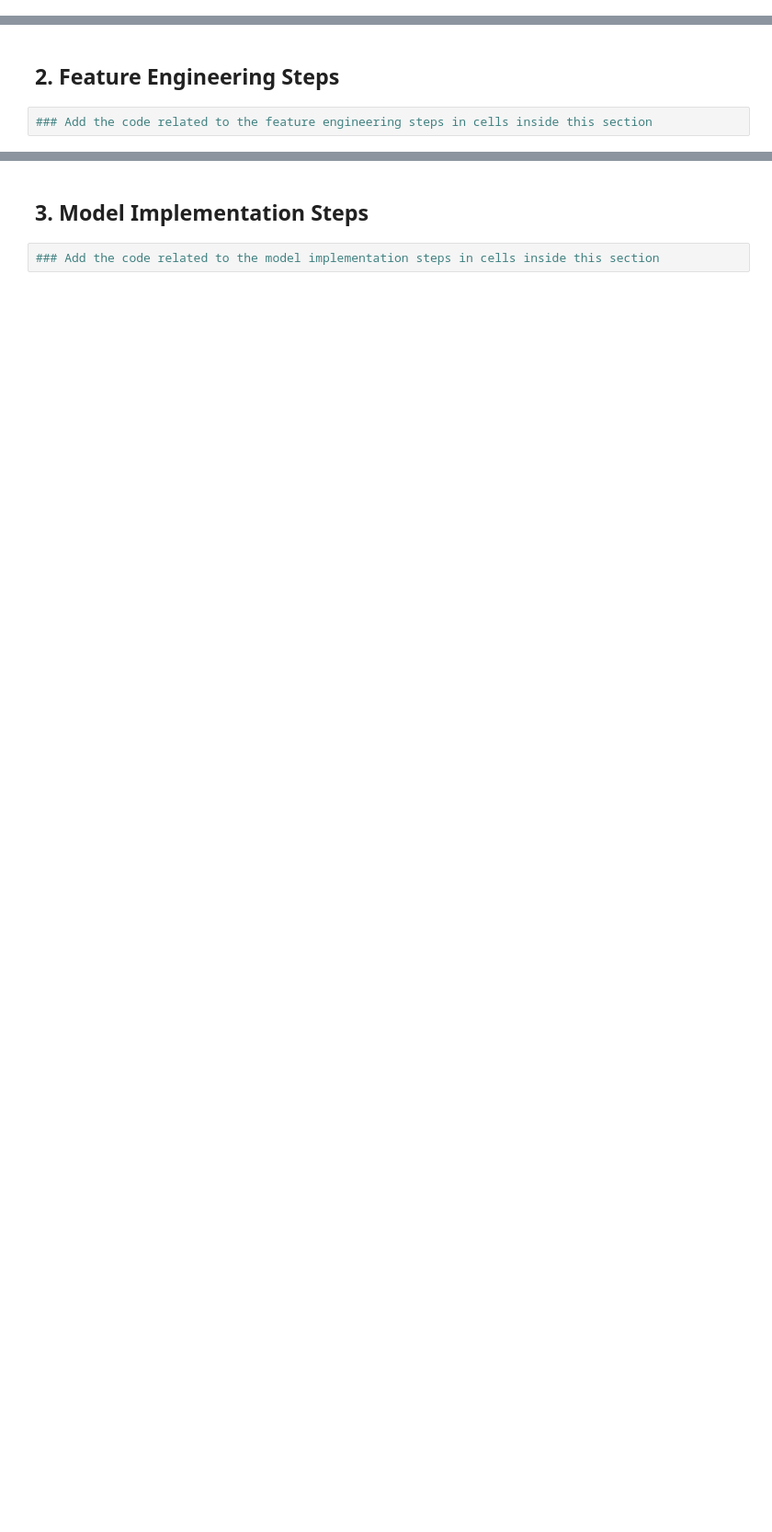
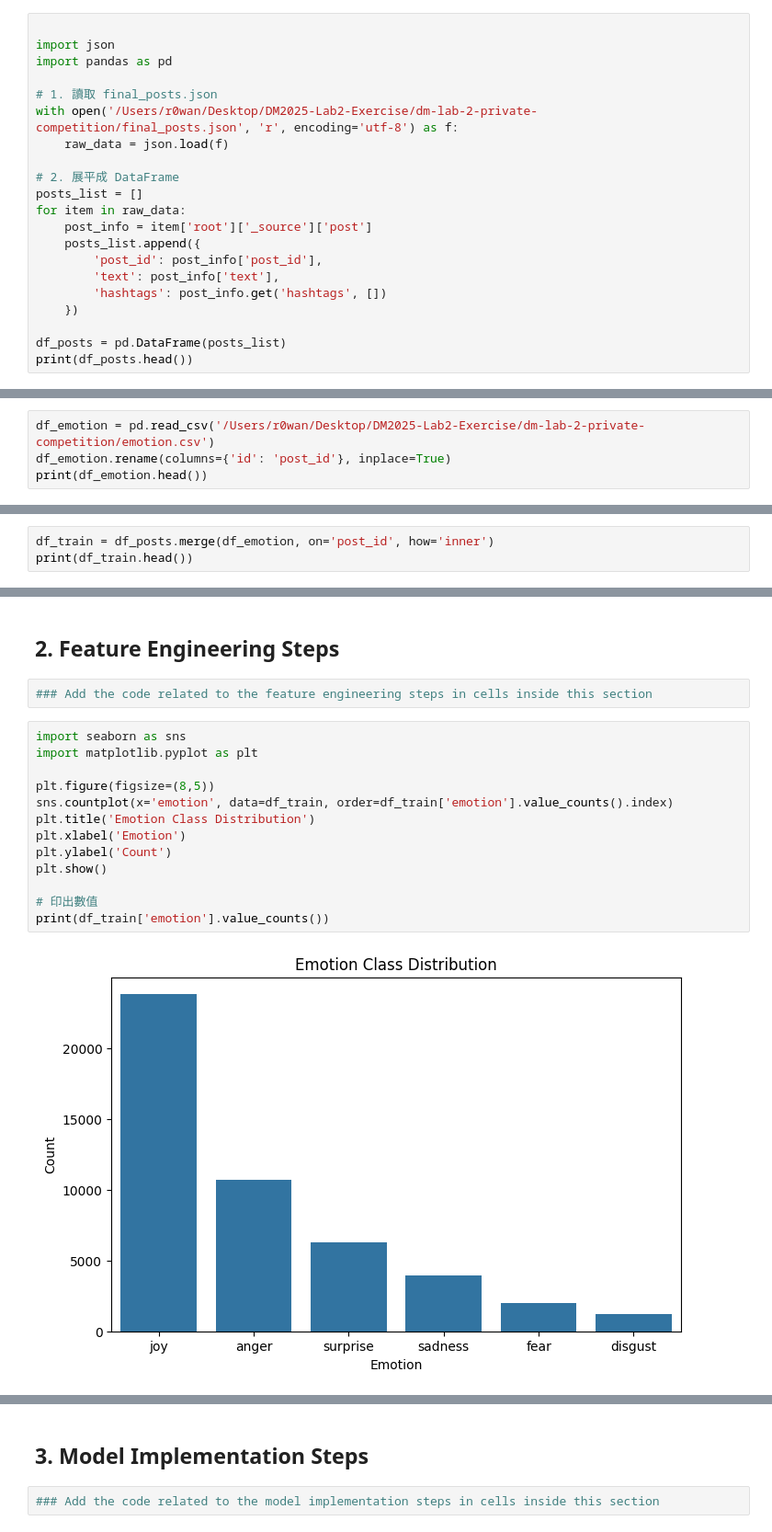
Before and after one commit to r0wan1ooo5/DM2025-Lab2-Exercise, a Jupyter notebook: DM2025-Lab2-Homework.ipynb, the cells around one changed output, grey strips where cells are left out. Shown at 92% size. Cells and saved outputs as stored; diff of their text form; blank space fills up the shorter version.

```diff
--- a/DM2025-Lab2-Homework.ipynb
+++ b/DM2025-Lab2-Homework.ipynb
@@ -149,3 +149,24 @@ Markdown Syntax to Add Image: `![Description of the Image](./your_local_folder/n
 ## 1. Preprocessing Steps
 # %%
 ### Add the code related to the preprocessing steps in cells inside this section
+# %%
+
+import json
+import pandas as pd
+
+# 1. 讀取 final_posts.json
+with open('/Users/r0wan/Desktop/DM2025-Lab2-Exercise/dm-lab-2-private-competition/final_posts.json', 'r', encoding='utf-8') as f:
+    raw_data = json.load(f)
+
+# 2. 展平成 DataFrame
+posts_list = []
+for item in raw_data:
+    post_info = item['root']['_source']['post']
+    posts_list.append({
+        'post_id': post_info['post_id'],
+        'text': post_info['text'],
+        'hashtags': post_info.get('hashtags', [])
+    })
+
+df_posts = pd.DataFrame(posts_list)
+print(df_posts.head())
@@ -151,0 +180,4 @@ Markdown Syntax to Add Image: `![Description of the Image](./your_local_folder/n
+# %%
+df_emotion = pd.read_csv('/Users/r0wan/Desktop/DM2025-Lab2-Exercise/dm-lab-2-private-competition/emotion.csv')
+df_emotion.rename(columns={'id': 'post_id'}, inplace=True)
+print(df_emotion.head())
@@ -151,0 +263,3 @@ Markdown Syntax to Add Image: `![Description of the Image](./your_local_folder/n
+# %%
+df_train = df_posts.merge(df_emotion, on='post_id', how='inner')
+print(df_train.head())
@@ -153,3 +281,18 @@ Markdown Syntax to Add Image: `![Description of the Image](./your_local_folder/n
 ## 2. Feature Engineering Steps
 # %%
 ### Add the code related to the feature engineering steps in cells inside this section
+# %%
+import seaborn as sns
+import matplotlib.pyplot as plt
+
+plt.figure(figsize=(8,5))
+sns.countplot(x='emotion', data=df_train, order=df_train['emotion'].value_counts().index)
+plt.title('Emotion Class Distribution')
+plt.xlabel('Emotion')
+plt.ylabel('Count')
+plt.show()
+
+# 印出數值
+print(df_train['emotion'].value_counts())
+# %% [output]
+[figure, added]
```
Also changed, not shown: parts of 19 cells of this notebook, 19 other files.
